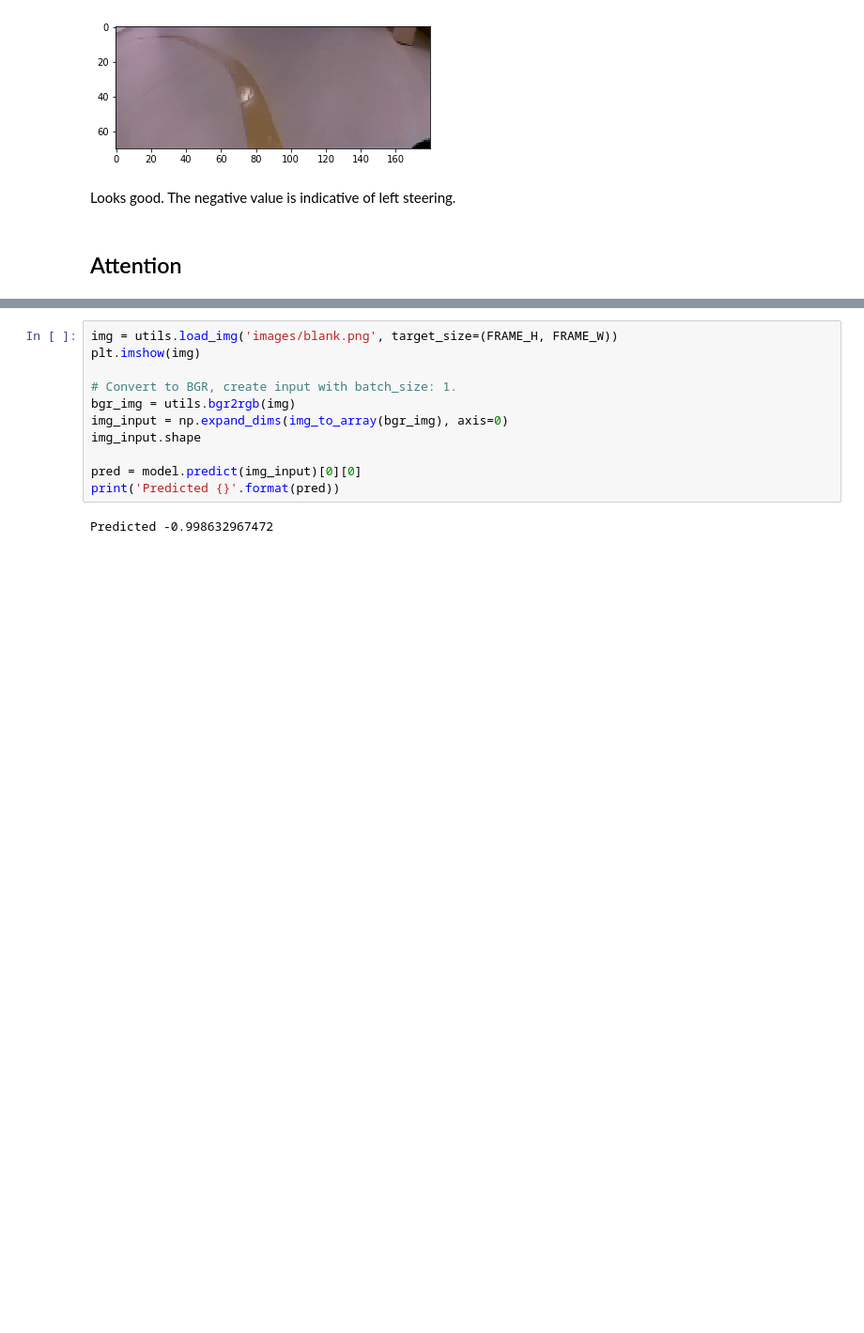
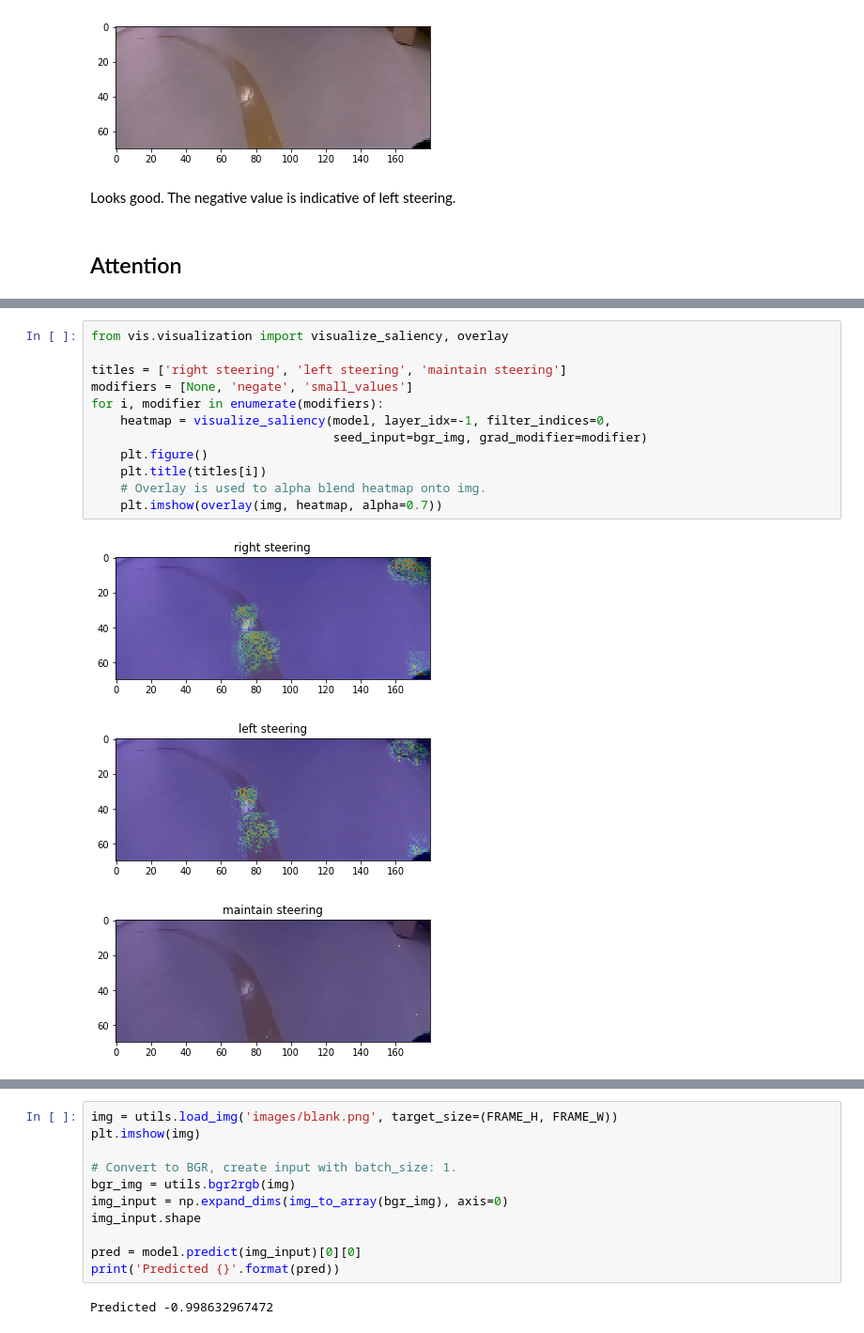
Before and after one commit to raghakot/keras-vis, a Jupyter notebook: applications/self_driving/visualize_attention.ipynb, the cells around one changed output, grey strips where cells are left out. Shown: that part at 94% size. Cells and saved outputs as stored; diff of their text form; blank space fills up the shorter version.

```diff
--- a/applications/self_driving/visualize_attention.ipynb
+++ b/applications/self_driving/visualize_attention.ipynb
@@ -42,0 +51,16 @@ To handle regression use-cases in general, keras-vis provides `visualize_regress
+# %%
+from vis.visualization import visualize_saliency, overlay
+
+titles = ['right steering', 'left steering', 'maintain steering']
+modifiers = [None, 'negate', 'small_values']
+for i, modifier in enumerate(modifiers):
+    heatmap = visualize_saliency(model, layer_idx=-1, filter_indices=0,
+                                 seed_input=bgr_img, grad_modifier=modifier)
+    plt.figure()
+    plt.title(titles[i])
+    # Overlay is used to alpha blend heatmap onto img.
+    plt.imshow(overlay(img, heatmap, alpha=0.7))
+# %% [output]
+[figure, added]
+[figure, added]
+[figure, added]
```
Also changed, not shown: parts of 13 cells of this notebook, 42 other files.
